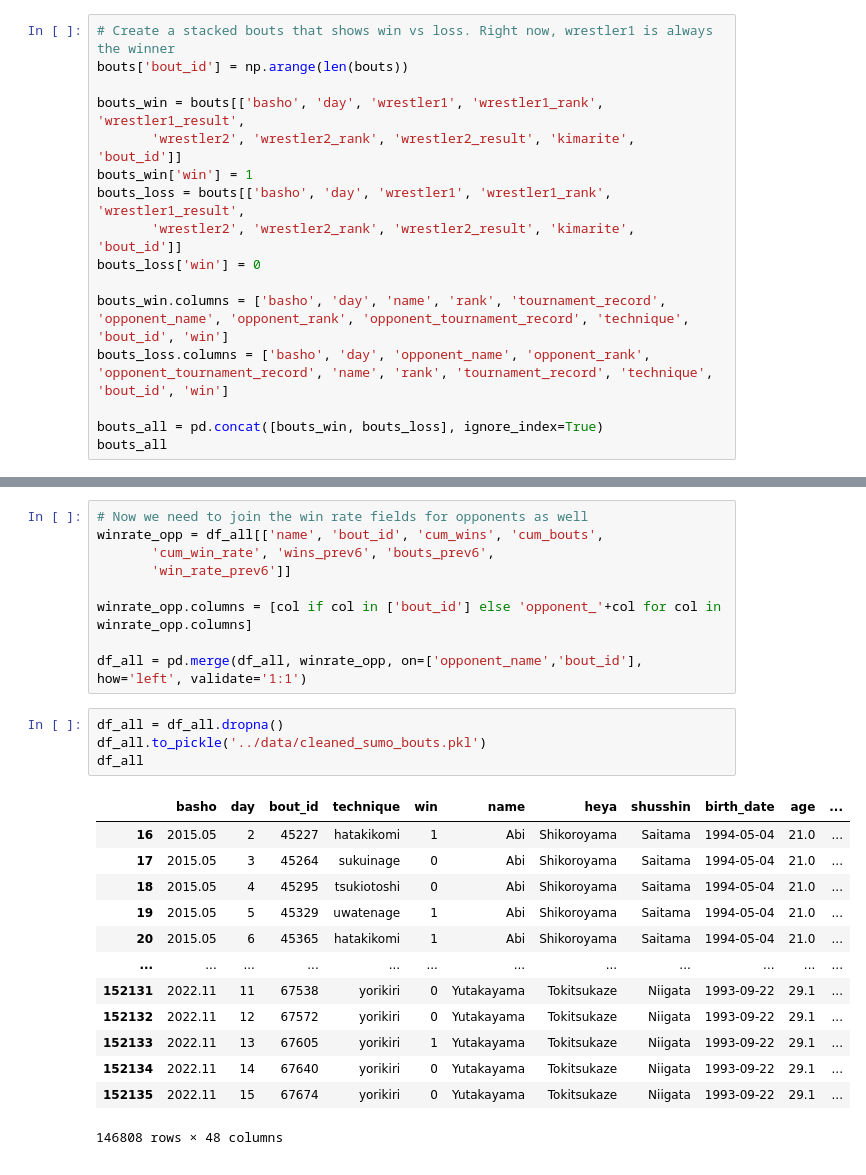
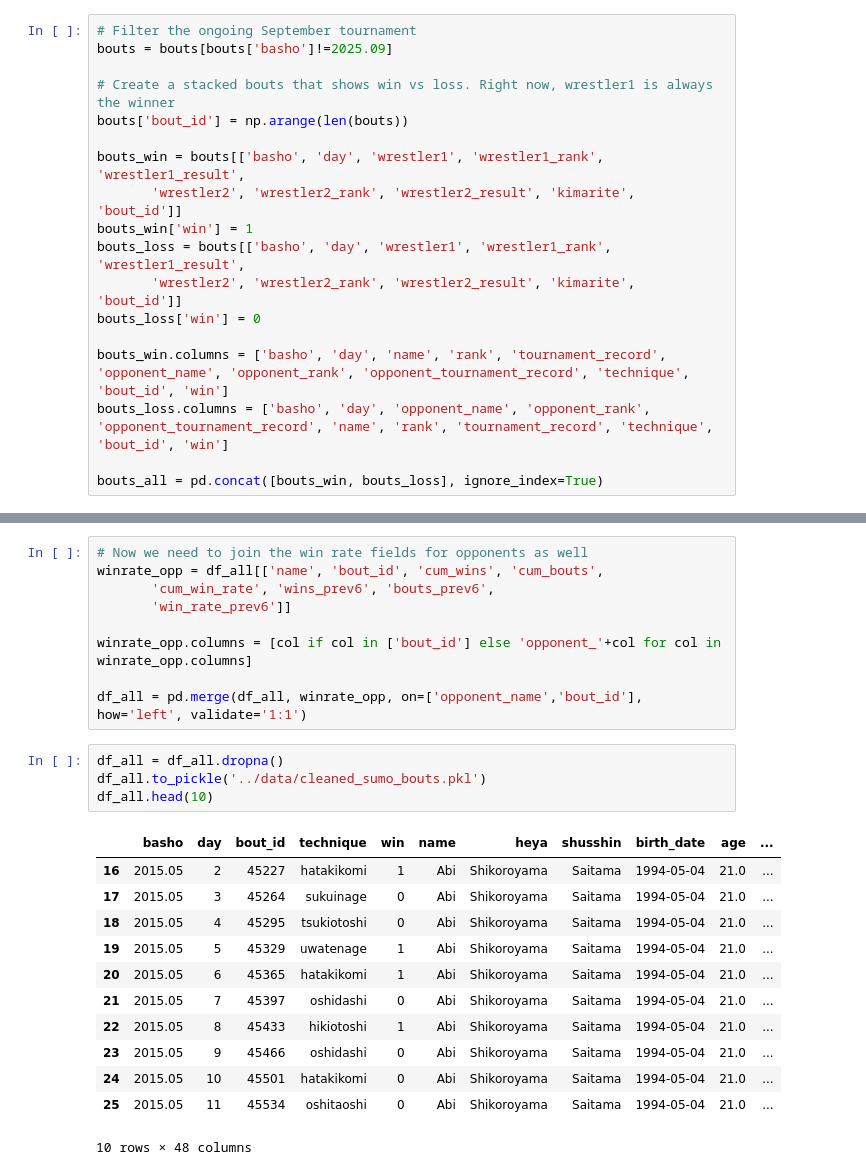
Before and after one commit to svanomm/sumo-competitiveness, a Jupyter notebook: scripts/combine data.ipynb, the cells around one changed output, grey strips where cells are left out. Cells and saved outputs as stored; diff of their text form.

```diff
--- a/scripts/combine data.ipynb
+++ b/scripts/combine data.ipynb
@@ -41,4 +38,7 @@ players
 # %%
+# Filter the ongoing September tournament
+bouts = bouts[bouts['basho']!=2025.09]
+
 # Create a stacked bouts that shows win vs loss. Right now, wrestler1 is always the winner
 bouts['bout_id'] = np.arange(len(bouts))
 
@@ -53,4 +53,3 @@ bouts_win.columns = ['basho', 'day', 'name', 'rank', 'tournament_record', 'oppon
 bouts_loss.columns = ['basho', 'day', 'opponent_name', 'opponent_rank', 'opponent_tournament_record', 'name', 'rank', 'tournament_record', 'technique', 'bout_id', 'win']
 
 bouts_all = pd.concat([bouts_win, bouts_loss], ignore_index=True)
-bouts_all
@@ -226,18 +196,17 @@ df_all = pd.merge(df_all, winrate_opp, on=['opponent_name','bout_id'], how='left
 # %%
 df_all = df_all.dropna()
 df_all.to_pickle('../data/cleaned_sumo_bouts.pkl')
-df_all
+df_all.head(10)
 # %% [output]
 |  | basho | day | bout_id | technique | win | name | heya | shusshin | birth_date | age | ... |
 | 16 | 2015.05 | 2 | 45227 | hatakikomi | 1 | Abi | Shikoroyama | Saitama | 1994-05-04 | 21.0 | ... |
 | 17 | 2015.05 | 3 | 45264 | sukuinage | 0 | Abi | Shikoroyama | Saitama | 1994-05-04 | 21.0 | ... |
 | 18 | 2015.05 | 4 | 45295 | tsukiotoshi | 0 | Abi | Shikoroyama | Saitama | 1994-05-04 | 21.0 | ... |
 | 19 | 2015.05 | 5 | 45329 | uwatenage | 1 | Abi | Shikoroyama | Saitama | 1994-05-04 | 21.0 | ... |
 | 20 | 2015.05 | 6 | 45365 | hatakikomi | 1 | Abi | Shikoroyama | Saitama | 1994-05-04 | 21.0 | ... |
-| ... | ... | ... | ... | ... | ... | ... | ... | ... | ... | ... | ... |
-| 152131 | 2022.11 | 11 | 67538 | yorikiri | 0 | Yutakayama | Tokitsukaze | Niigata | 1993-09-22 | 29.1 | ... |
-| 152132 | 2022.11 | 12 | 67572 | yorikiri | 0 | Yutakayama | Tokitsukaze | Niigata | 1993-09-22 | 29.1 | ... |
-| 152133 | 2022.11 | 13 | 67605 | yorikiri | 1 | Yutakayama | Tokitsukaze | Niigata | 1993-09-22 | 29.1 | ... |
-| 152134 | 2022.11 | 14 | 67640 | yorikiri | 0 | Yutakayama | Tokitsukaze | Niigata | 1993-09-22 | 29.1 | ... |
-| 152135 | 2022.11 | 15 | 67674 | yorikiri | 0 | Yutakayama | Tokitsukaze | Niigata | 1993-09-22 | 29.1 | ... |
+| 21 | 2015.05 | 7 | 45397 | oshidashi | 0 | Abi | Shikoroyama | Saitama | 1994-05-04 | 21.0 | ... |
+| 22 | 2015.05 | 8 | 45433 | hikiotoshi | 1 | Abi | Shikoroyama | Saitama | 1994-05-04 | 21.0 | ... |
+| 23 | 2015.05 | 9 | 45466 | oshidashi | 0 | Abi | Shikoroyama | Saitama | 1994-05-04 | 21.0 | ... |
+| 24 | 2015.05 | 10 | 45501 | hatakikomi | 0 | Abi | Shikoroyama | Saitama | 1994-05-04 | 21.0 | ... |
+| 25 | 2015.05 | 11 | 45534 | oshitaoshi | 0 | Abi | Shikoroyama | Saitama | 1994-05-04 | 21.0 | ... |
-146808 rows × 48 columns
+10 rows × 48 columns
```
Also changed, not shown: parts of 9 cells of this notebook, 9 other files.
